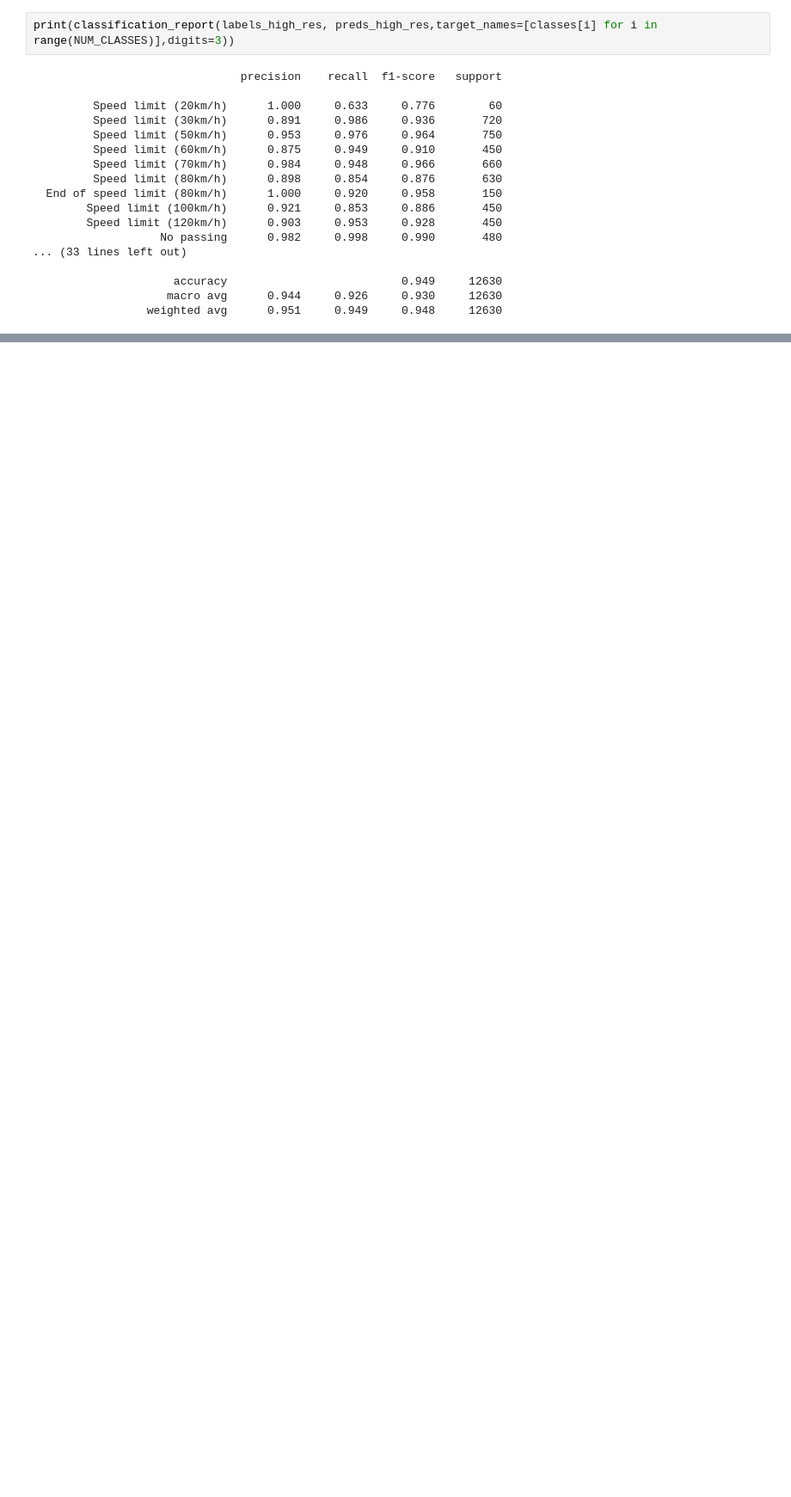
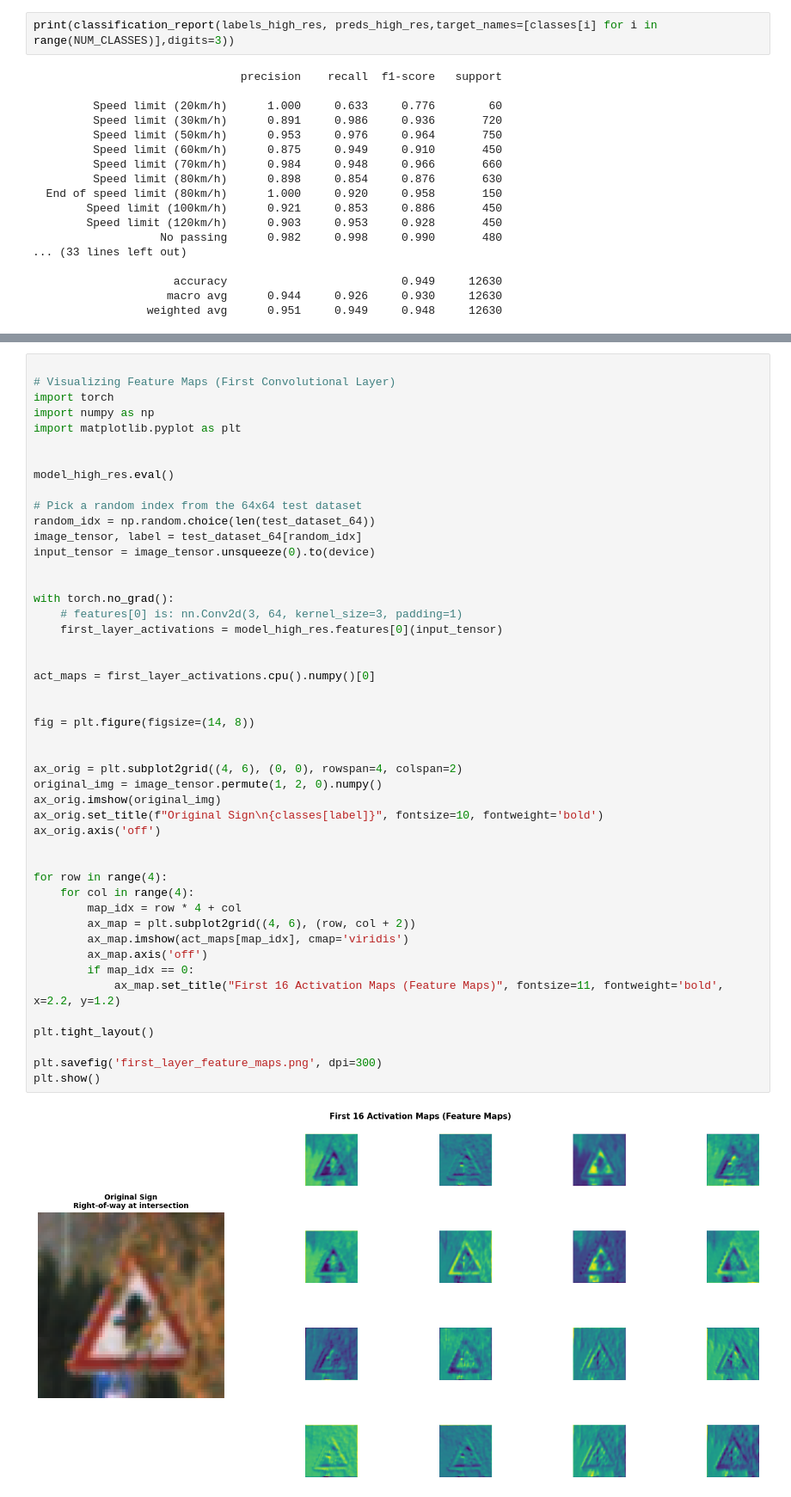
Before and after one commit to Katameqqe/GTSRB-cnn, a Jupyter notebook: test.ipynb, the cells around one changed output, grey strips where cells are left out. Shown at 86% size. Saved outputs shown, nothing was run; the diff lists cells and outputs as text; blank space fills up the shorter version.

```diff
--- a/test.ipynb
+++ b/test.ipynb
@@ -295,0 +426,49 @@ Total mistakes: 646 / 12630
+# %%
+
+# Visualizing Feature Maps (First Convolutional Layer)
+import torch
+import numpy as np
+import matplotlib.pyplot as plt
+
+
+model_high_res.eval()
+
+# Pick a random index from the 64x64 test dataset
+random_idx = np.random.choice(len(test_dataset_64))
+image_tensor, label = test_dataset_64[random_idx]
+input_tensor = image_tensor.unsqueeze(0).to(device)
+
+
+with torch.no_grad():
+    # features[0] is: nn.Conv2d(3, 64, kernel_size=3, padding=1)
+    first_layer_activations = model_high_res.features[0](input_tensor)
+
+
+act_maps = first_layer_activations.cpu().numpy()[0]
+
+
+fig = plt.figure(figsize=(14, 8))
+
+
+ax_orig = plt.subplot2grid((4, 6), (0, 0), rowspan=4, colspan=2)
+original_img = image_tensor.permute(1, 2, 0).numpy()
+ax_orig.imshow(original_img)
+ax_orig.set_title(f"Original Sign\n{classes[label]}", fontsize=10, fontweight='bold')
+ax_orig.axis('off')
+
+
+for row in range(4):
+    for col in range(4):
+        map_idx = row * 4 + col
+        ax_map = plt.subplot2grid((4, 6), (row, col + 2))
+        ax_map.imshow(act_maps[map_idx], cmap='viridis')
+        ax_map.axis('off')
+        if map_idx == 0:
+            ax_map.set_title("First 16 Activation Maps (Feature Maps)", fontsize=11, fontweight='bold', x=2.2, y=1.2)
+
+plt.tight_layout()
+
+plt.savefig('first_layer_feature_maps.png', dpi=300)
+plt.show()
+# %% [output]
+[figure, added]
```
Also changed, not shown: parts of 8 cells of this notebook, 7 other files.
